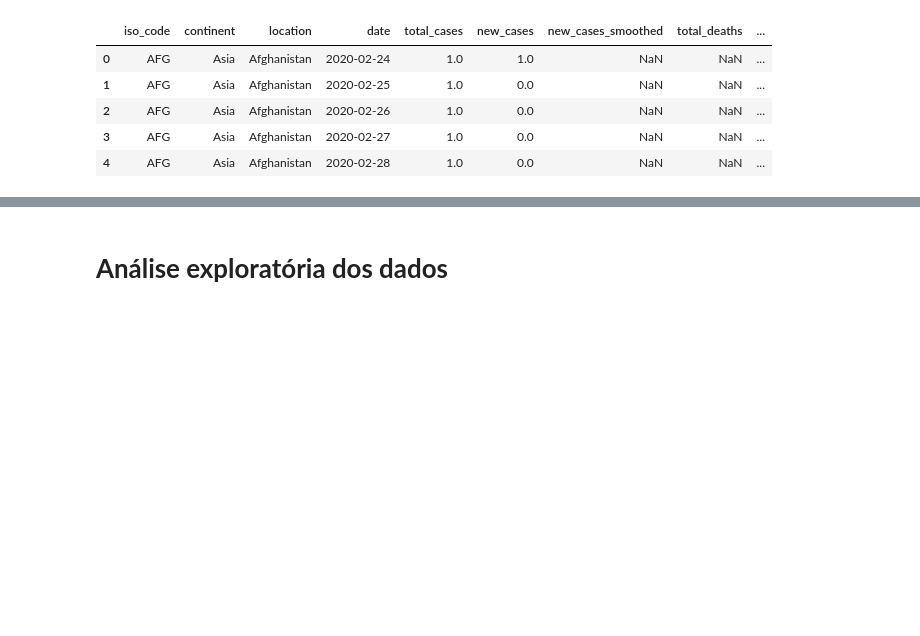
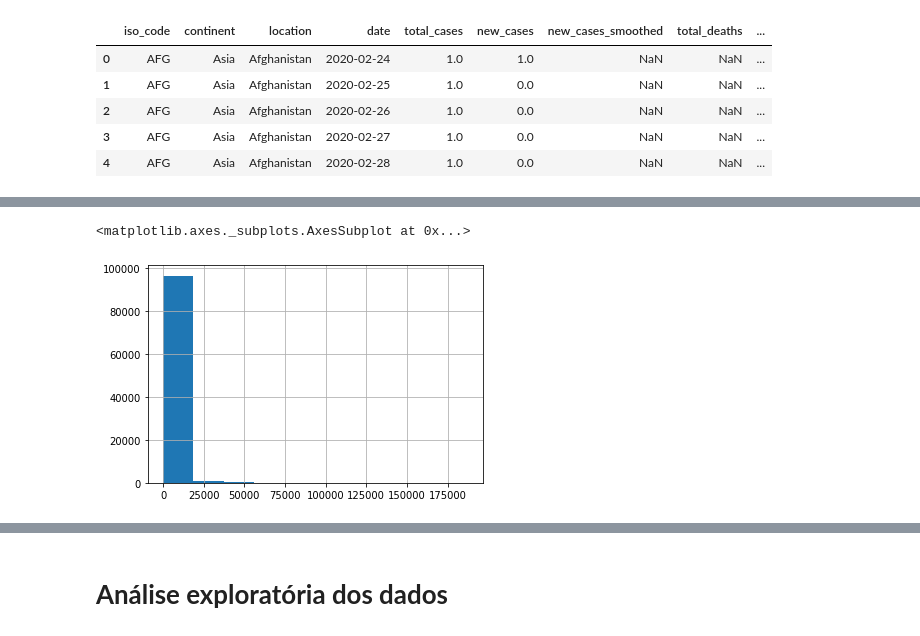
Before and after one commit to lluk4z/IF697-CienciaDeDados, a Jupyter notebook: Projeto01.ipynb, the cells around one changed output, grey strips where cells are left out. Saved outputs shown, nothing was run; the diff lists cells and outputs as text; code cells hidden in the pictures; blank space fills up the shorter version.

```diff
--- a/Projeto01.ipynb
+++ b/Projeto01.ipynb
@@ -26,0 +41,5 @@ df.head()
+# %%
+(df['total_cases']/1000).hist()
+# %% [output]
+<matplotlib.axes._subplots.AxesSubplot at 0x...>
+[figure, added]
```
Also changed, not shown: parts of 14 cells of this notebook.
